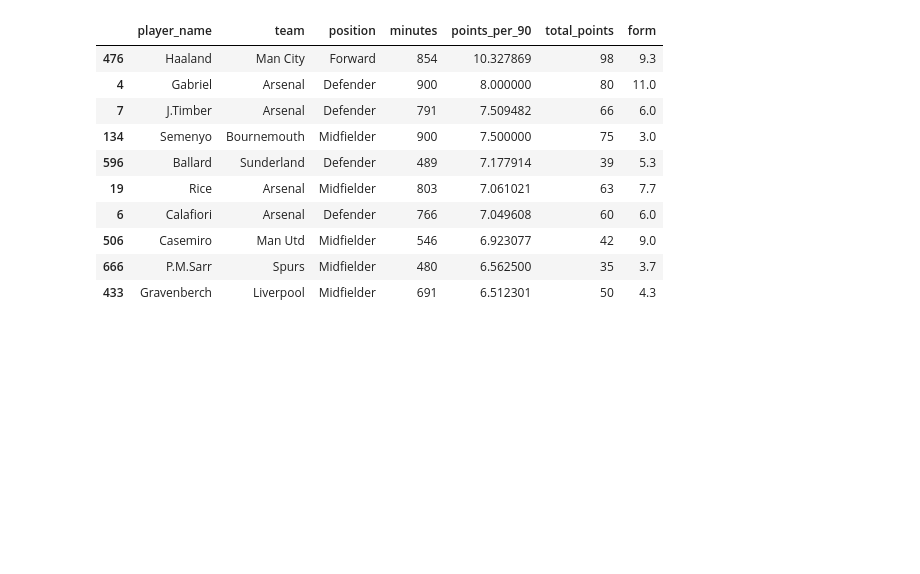
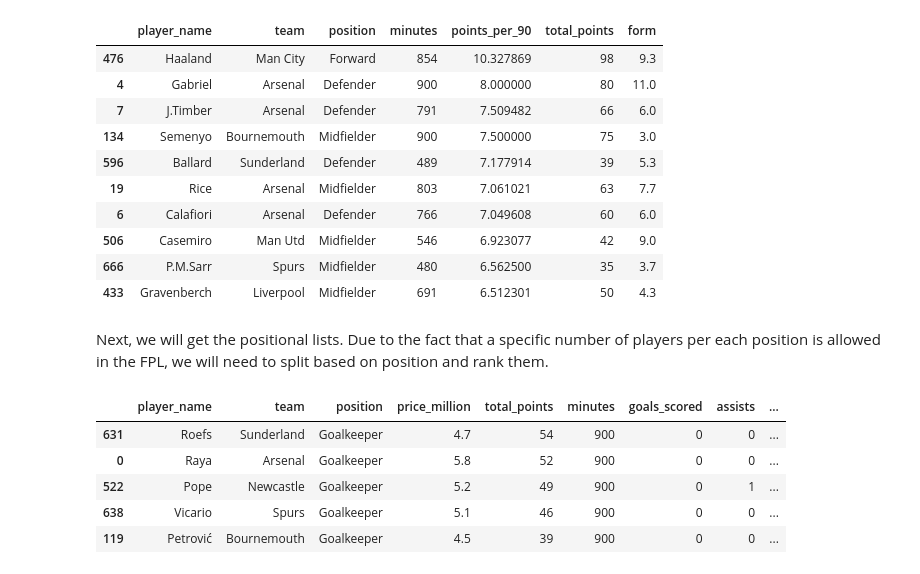
Before and after one commit to SamAbr/FPL-Squad-Selection, a Jupyter notebook: FPL.ipynb, the cells around one changed output. Cells and saved outputs as stored; diff of their text form; code cells hidden in the pictures; blank space fills up the shorter version.

```diff
--- a/FPL.ipynb
+++ b/FPL.ipynb
@@ -437,3 +437,20 @@ fpl_filtered.sort_values('points_per_90', ascending=False).head(10)[
 | 506 | Casemiro | Man Utd | Midfielder | 546 | 6.923077 | 42 | 9.0 |
 | 666 | P.M.Sarr | Spurs | Midfielder | 480 | 6.562500 | 35 | 3.7 |
 | 433 | Gravenberch | Liverpool | Midfielder | 691 | 6.512301 | 50 | 4.3 |
+# %% [markdown]
+Next, we will get the positional lists. Due to the fact that a specific number of players per each position is allowed in the FPL, we will need to split based on position and rank them.
+# %%
+# Split into positional lists
+gk = fpl_filtered[fpl_filtered['position'] == 'Goalkeeper'].sort_values(by='points_per_90', ascending=False)
+defenders = fpl_filtered[fpl_filtered['position'] == 'Defender'].sort_values(by='points_per_90', ascending=False)
+midfielders = fpl_filtered[fpl_filtered['position'] == 'Midfielder'].sort_values(by='points_per_90', ascending=False)
+forwards = fpl_filtered[fpl_filtered['position'] == 'Forward'].sort_values(by='points_per_90', ascending=False)
+
+gk.head()
+# %% [output]
+|  | player_name | team | position | price_million | total_points | minutes | goals_scored | assists | ... |
+| 631 | Roefs | Sunderland | Goalkeeper | 4.7 | 54 | 900 | 0 | 0 | ... |
+| 0 | Raya | Arsenal | Goalkeeper | 5.8 | 52 | 900 | 0 | 0 | ... |
+| 522 | Pope | Newcastle | Goalkeeper | 5.2 | 49 | 900 | 0 | 1 | ... |
+| 638 | Vicario | Spurs | Goalkeeper | 5.1 | 46 | 900 | 0 | 0 | ... |
+| 119 | Petrović | Bournemouth | Goalkeeper | 4.5 | 39 | 900 | 0 | 0 | ... |
```
Also changed, not shown: parts of 7 cells of this notebook.
